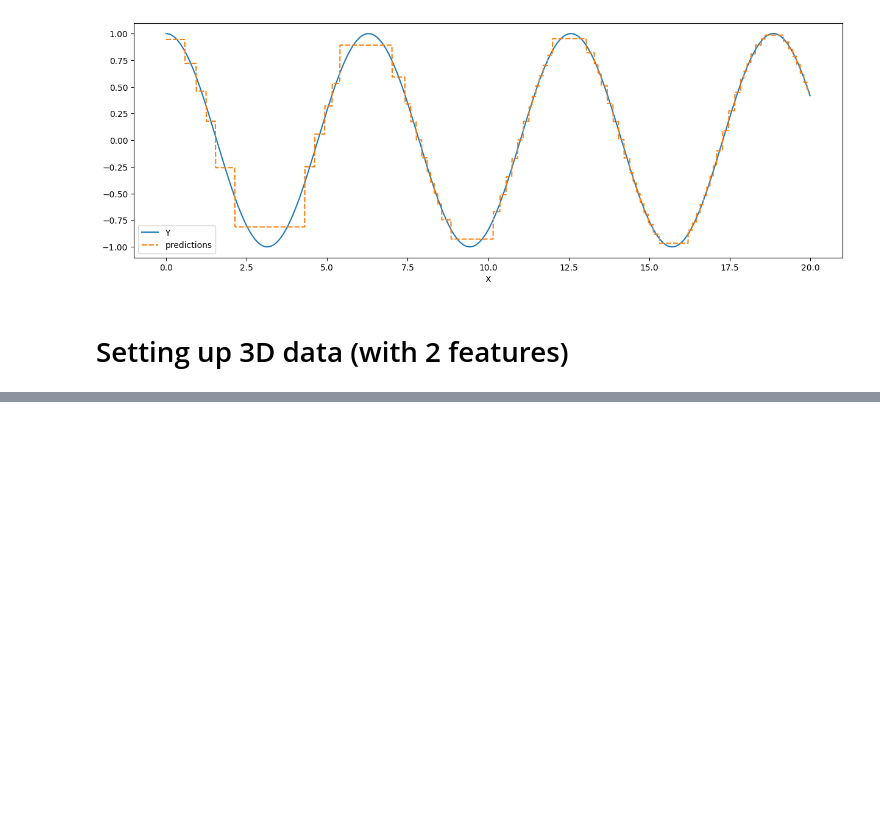
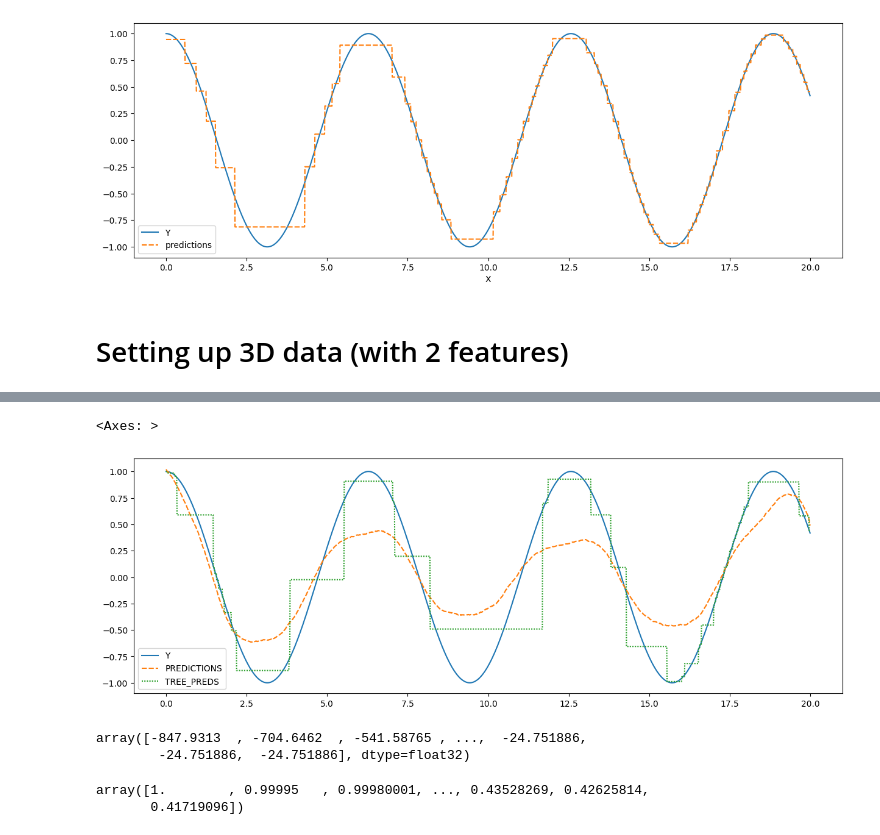
Before and after one commit to andre-b-fernandes/gradient-boosting-trees, a Jupyter notebook: main.ipynb, the cells around one changed output, grey strips where cells are left out. Saved outputs shown, nothing was run; the diff lists cells and outputs as text; code cells hidden in the pictures; blank space fills up the shorter version.

Commit message:
Gradient Boosting sort of working but needs predict method

```diff
--- a/main.ipynb
+++ b/main.ipynb
@@ -63,0 +75,32 @@ px.line_3d(data_frame=plot_data, x="X", y="Y", z="Z", width=1000, height=1000, c
+# %%
+labels = Y
+points = X
+n_iterations = 10000
+from tqdm import tqdm
+
+strong_predictions = np.zeros_like(labels)
+weak_models = []
+shrinkage = 0.001
+
+for _ in tqdm(range(n_iterations)):
+    error = strong_predictions - labels
+    tree = CartRegressionTree(max_level=3, min_points=20)
+    sample_idx = np.random.choice(np.arange(len(X)), 1500, replace=False)
+    tree.fit(points=points[sample_idx], labels=error[sample_idx])
+    weak_models.append(tree)
+    weak_predictions = tree.predict(points=points)
+    strong_predictions -= shrinkage * weak_predictions
+# %%
+tree = CartRegressionTree(max_level=8, min_points=10)
+# %%
+tree.fit(points=X, labels=Y)
+# %%
+tree_preds = tree.predict(X)
+# %%
+plt.figure(figsize=(15, 5))
+
+data = pd.DataFrame(index=X.ravel(), data=list(zip(Y, strong_predictions, tree_preds)), columns=["Y", "PREDICTIONS", "TREE_PREDS"])
+sns.lineplot(data=data)
+# %% [output]
+<Axes: >
+[figure, added]
@@ -63,0 +111,10 @@ px.line_3d(data_frame=plot_data, x="X", y="Y", z="Z", width=1000, height=1000, c
+# %%
+np.fromiter((weak_model.predict(X) for weak_model in gradient_boosting._weak_models), dtype=(np.float32, len(X))).sum(axis=0)
+# %% [output]
+array([-847.9313  , -704.6462  , -541.58765 , ...,  -24.751886,
+        -24.751886,  -24.751886], dtype=float32)
+# %%
+Y
+# %% [output]
+array([1.        , 0.99995   , 0.99980001, ..., 0.43528269, 0.42625814,
+       0.41719096])
```
Also changed, not shown: parts of 7 cells of this notebook, 2 other files.
